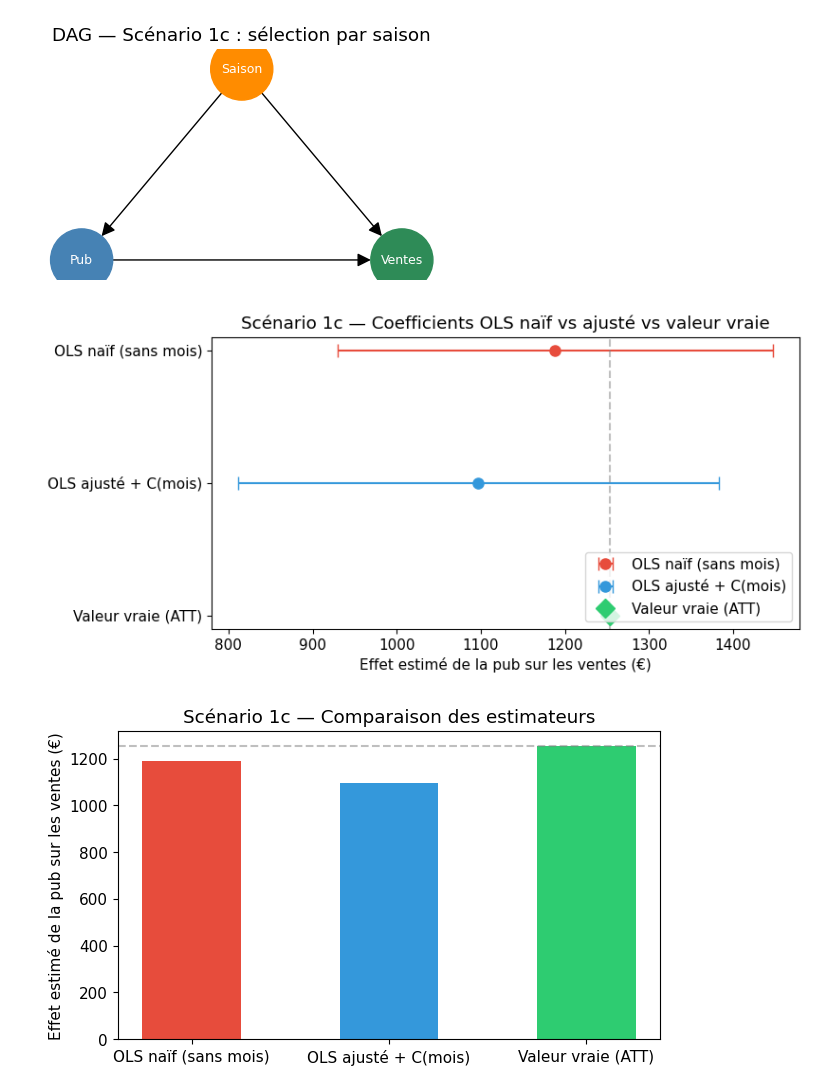
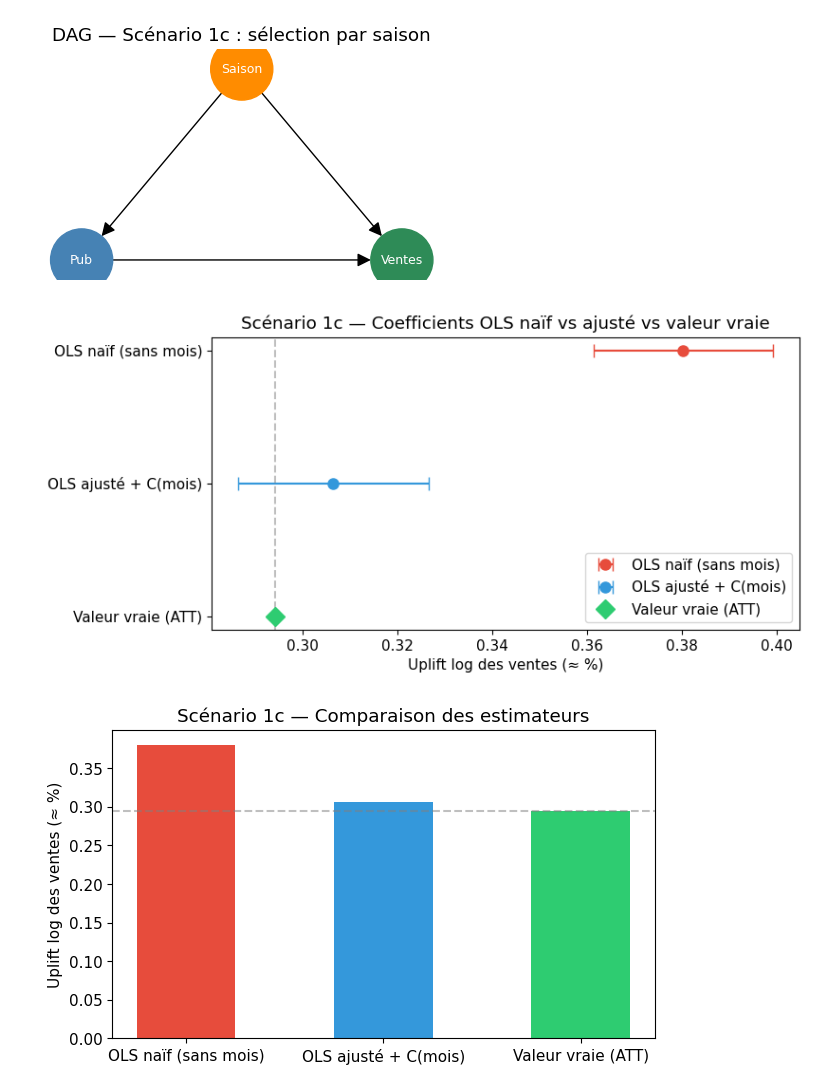
Before and after one commit to etirouthier/formation_causalite, a Jupyter notebook: formation_causalite.ipynb, the cells around one changed output. Drawn from its saved outputs; the diff is of its cells as text; code cells hidden in the pictures.

```diff
--- a/formation_causalite.ipynb
+++ b/formation_causalite.ipynb
@@ -28,8 +28,8 @@ N_GRAND  = 500
 P_BASE_VISITE  = 0.25
 EFFET_URBAIN   = 0.20
 EFFET_EQUIPE   = 0.20
-EFFET_SAISON   = {1: -0.01, 2: -0.01, 3: 0.0, 4: 0.01, 5: 0.02, 6: 0.02,
-                   7: 0.02, 8: 0.01, 9: 0.0, 10: -0.01, 11: 0.01, 12: 0.02}
+EFFET_SAISON   = {1: -0.04, 2: -0.04, 3: 0.0, 4: 0.04, 5: 0.08, 6: 0.08,
+                   7: 0.08, 8: 0.04, 9: 0.0, 10: -0.04, 11: 0.04, 12: 0.08}
 
 EFFET_PUB_VISITES = 0.10
 EFFET_PUB_PANIER  = 0.10
@@ -675,6 +683,7 @@ haute_mask = df_sc1c['effet_saison_val'] > 0
 probs_1c = np.where(haute_mask, P_PUB_HAUTE_SAISON, P_PUB_BASSE_SAISON)
 df_sc1c['pub'] = rng_sc1c.binomial(1, probs_1c)
 df_sc1c = compute_outcomes(df_sc1c, PARAMS, rng_sc1c)
+df_sc1c['log_rev_int'] = np.log(df_sc1c['ventes'] / df_sc1c['n_potentiel'])
 
 # Calcul ATT contrefactuel — traités = lignes avec pub=1 (pas des magasins)
 df_treated_1c = df_sc1c[df_sc1c['pub'] == 1].copy()
@@ -682,16 +691,19 @@ rng_cf_1c = np.random.default_rng(SEED + 31)
 df_cf_1c = df_treated_1c.copy()
 df_cf_1c['pub'] = 0
 df_cf_1c = compute_outcomes(df_cf_1c, PARAMS, rng_cf_1c)
-att_1c = (df_treated_1c['ventes'].values - df_cf_1c['ventes'].values).mean()
+df_cf_1c['log_rev_int'] = np.log(df_cf_1c['ventes'] / df_cf_1c['n_potentiel'])
+log_Y1_treated_1c = np.log(df_treated_1c['ventes'] / df_treated_1c['n_potentiel'])
+log_Y0_cf_1c = np.log(df_cf_1c['ventes'] / df_cf_1c['n_potentiel'])
+att_1c_log = (log_Y1_treated_1c - log_Y0_cf_1c).mean()
 
 # OLS naïf : SANS C(mois) — pour rendre le biais saisonnier visible
-model_naive_1c = smf.ols('ventes ~ pub', data=df_sc1c).fit()
+model_naive_1c = smf.ols('log_rev_int ~ pub', data=df_sc1c).fit()
 # OLS ajusté : AVEC C(mois) — contrôle la saison
-model_adj_1c   = smf.ols('ventes ~ pub + C(mois)', data=df_sc1c).fit()
+model_adj_1c   = smf.ols('log_rev_int ~ pub + C(mois)', data=df_sc1c).fit()
 
 # Export CSV
 df_sc1c.to_csv('data/sc1c_selection_saison.csv', index=False)
 print(f"Sc1c — Lignes pub=1 : {df_sc1c['pub'].sum()}/4800")
-print(f"Sc1c — ATT: {att_1c:.1f} €  |  OLS naïf (sans mois): {model_naive_1c.params['pub']:.1f} €  |  OLS ajusté (C(mois)): {model_adj_1c.params['pub']:.1f} €")
+print(f"Sc1c — ATT: {att_1c_log*100:.1f}%  |  OLS naïf (sans mois): {model_naive_1c.params['pub']*100:.1f}%  |  OLS ajusté (C(mois)): {model_adj_1c.params['pub']*100:.1f}%")
 # %% [output]
 Sc1c — Lignes pub=1 : 2587/4800
@@ -749,34 +761,34 @@ ax.errorbar(coef_naive_1c, 2, xerr=xerr_naive_1c, fmt='o', capsize=5,
             color='#e74c3c', label='OLS naïf (sans mois)', markersize=8)
 ax.errorbar(coef_adj_1c, 1, xerr=xerr_adj_1c, fmt='o', capsize=5,
             color='#3498db', label='OLS ajusté + C(mois)', markersize=8)
-ax.errorbar(att_1c, 0, fmt='D', color='#2ecc71', label='Valeur vraie (ATT)', markersize=10)
-ax.axvline(x=att_1c, color='gray', linestyle='--', alpha=0.5)
+ax.errorbar(att_1c_log, 0, fmt='D', color='#2ecc71', label='Valeur vraie (ATT)', markersize=10)
+ax.axvline(x=att_1c_log, color='gray', linestyle='--', alpha=0.5)
 ax.set_yticks(y_pos_1c)
 ax.set_yticklabels(estimators_1c)
-ax.set_xlabel('Effet estimé de la pub sur les ventes (€)')
+ax.set_xlabel('Uplift log des ventes (≈ %)')
 ax.set_title('Scénario 1c — Coefficients OLS naïf vs ajusté vs valeur vraie')
 ax.legend(loc='lower right')
 fig.savefig('figures/sc1c_coeff.png', dpi=150, bbox_inches='tight')
 plt.show()
 # %% [output]
-[figure, old version]
+[figure, new version]
 # %%
 # ─────────────────────────────────────────────
 # Figure bar chart — Scénario 1c
 # ─────────────────────────────────────────────
 
 fig, ax = plt.subplots(figsize=(7, 4))
 labels_1c = ['OLS naïf (sans mois)', 'OLS ajusté + C(mois)', 'Valeur vraie (ATT)']
-values_1c = [coef_naive_1c, coef_adj_1c, att_1c]
+values_1c = [coef_naive_1c, coef_adj_1c, att_1c_log]
 colors_est_1c = ['#e74c3c', '#3498db', '#2ecc71']
 
 ax.bar(range(len(labels_1c)), values_1c, color=colors_est_1c, width=0.5)
 ax.set_xticks(range(len(labels_1c)))
 ax.set_xticklabels(labels_1c)
-ax.set_ylabel('Effet estimé de la pub sur les ventes (€)')
+ax.set_ylabel('Uplift log des ventes (≈ %)')
 ax.set_title('Scénario 1c — Comparaison des estimateurs')
-ax.axhline(y=att_1c, color='gray', linestyle='--', alpha=0.5)
+ax.axhline(y=att_1c_log, color='gray', linestyle='--', alpha=0.5)
 fig.savefig('figures/sc1c_bar.png', dpi=150, bbox_inches='tight')
 plt.show()
 # %% [output]
-[figure, old version]
+[figure, new version]
```
Also changed, not shown: parts of 13 cells of this notebook, 9 other files.
